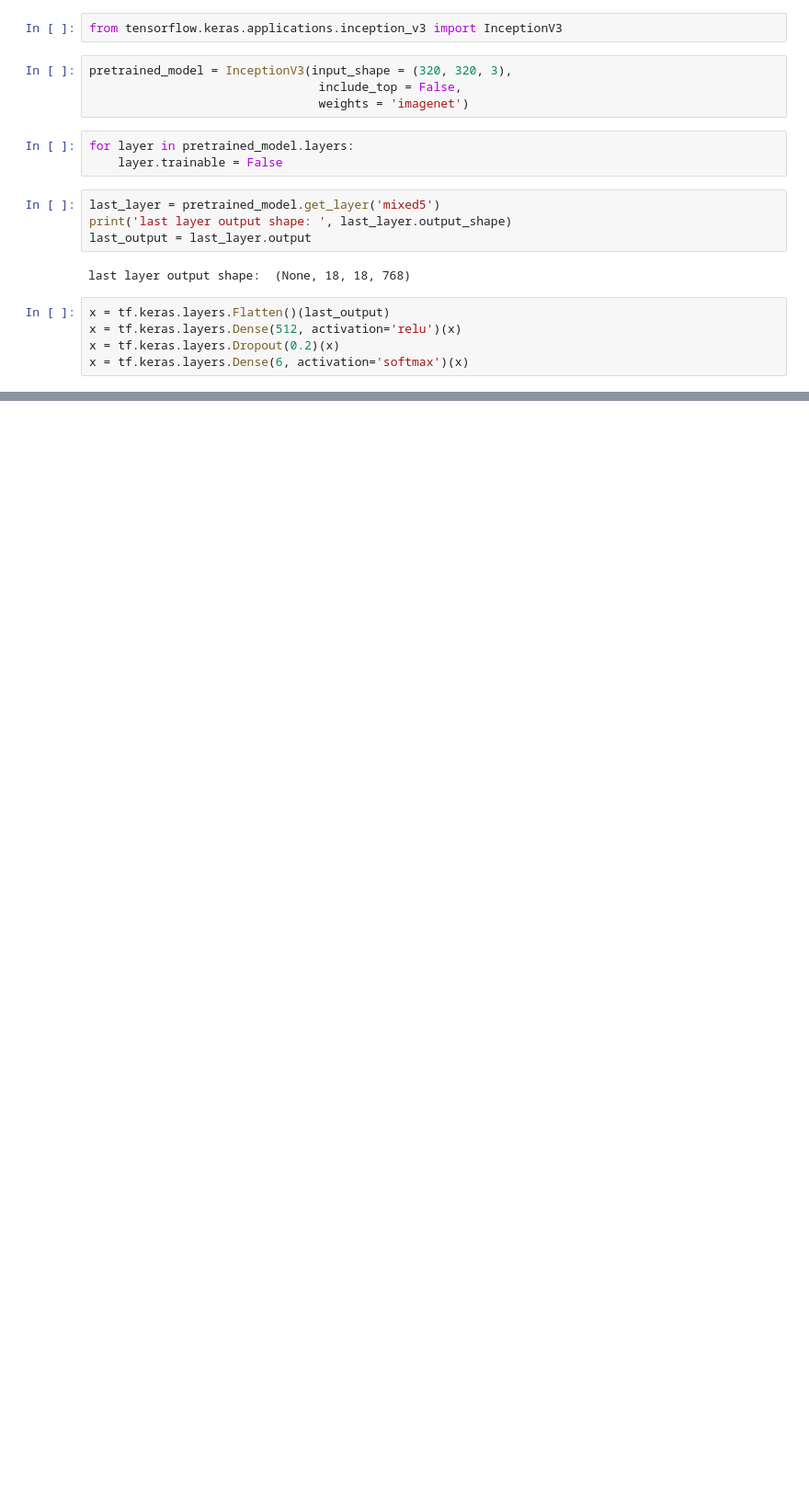
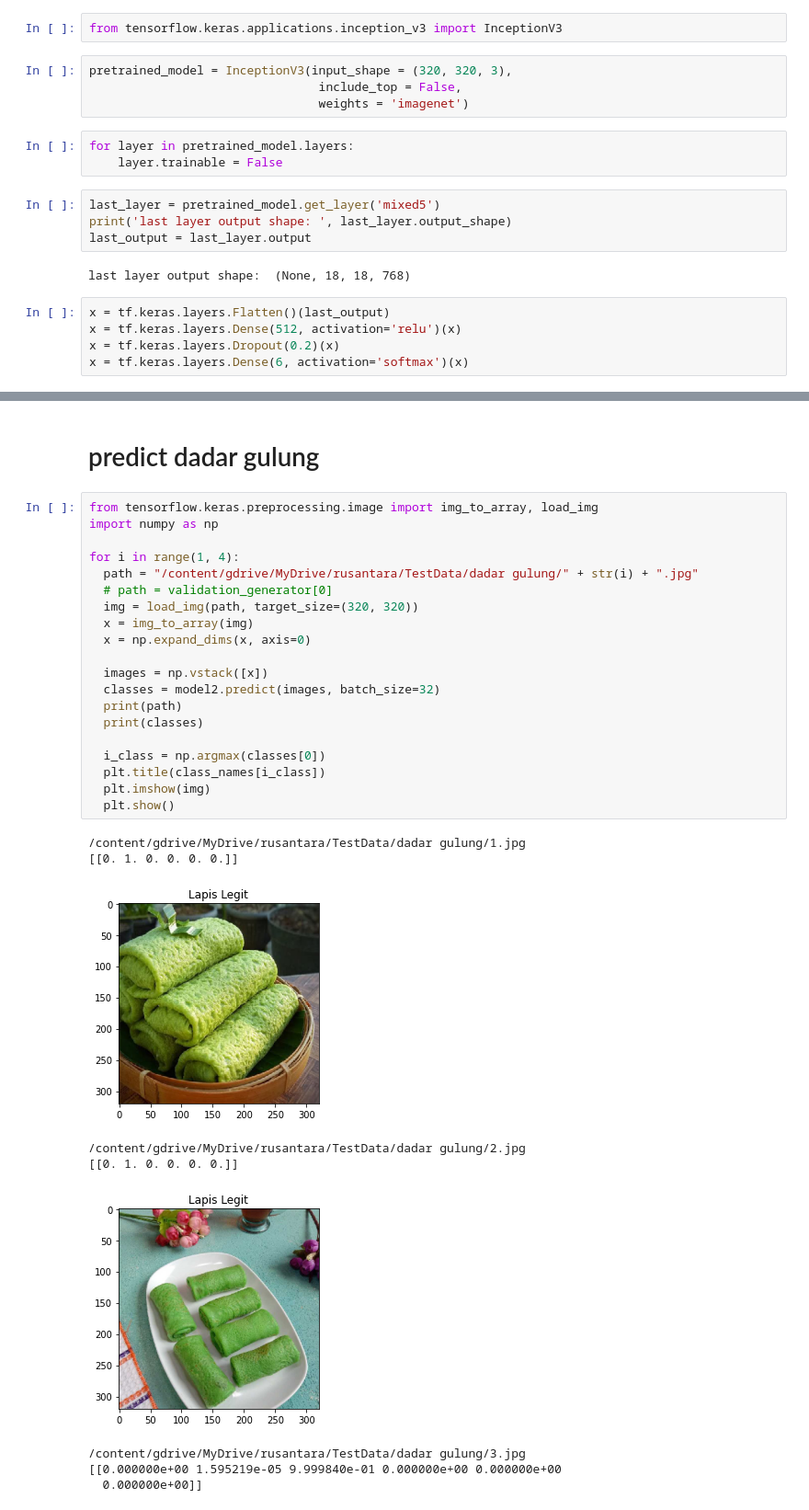
Before and after one commit to mochammadfarkhan/rusantara, a Jupyter notebook: Rusantara_TransferLearning_Inception.ipynb, the cells around one changed output, grey strips where cells are left out. Shown at 92% size. Drawn from its saved outputs; the diff is of its cells as text; blank space fills up the shorter version.

```diff
--- a/Rusantara_TransferLearning_Inception.ipynb
+++ b/Rusantara_TransferLearning_Inception.ipynb
@@ -154,0 +195,32 @@ Onde-Onde
+# %% [markdown]
+# predict dadar gulung
+# %%
+from tensorflow.keras.preprocessing.image import img_to_array, load_img
+import numpy as np
+
+for i in range(1, 4):
+  path = "/content/gdrive/MyDrive/rusantara/TestData/dadar gulung/" + str(i) + ".jpg"
+  # path = validation_generator[0]
+  img = load_img(path, target_size=(320, 320))
+  x = img_to_array(img)
+  x = np.expand_dims(x, axis=0)
+
+  images = np.vstack([x])
+  classes = model2.predict(images, batch_size=32)
+  print(path)
+  print(classes)
+
+  i_class = np.argmax(classes[0])
+  plt.title(class_names[i_class])
+  plt.imshow(img)
+  plt.show()
+# %% [output]
+/content/gdrive/MyDrive/rusantara/TestData/dadar gulung/1.jpg
+[[0. 1. 0. 0. 0. 0.]]
+[figure, added]
+/content/gdrive/MyDrive/rusantara/TestData/dadar gulung/2.jpg
+[[0. 1. 0. 0. 0. 0.]]
+[figure, added]
+/content/gdrive/MyDrive/rusantara/TestData/dadar gulung/3.jpg
+[[0.000000e+00 1.595219e-05 9.999840e-01 0.000000e+00 0.000000e+00
+  0.000000e+00]]
```
Also changed, not shown: parts of 9 cells of this notebook.
